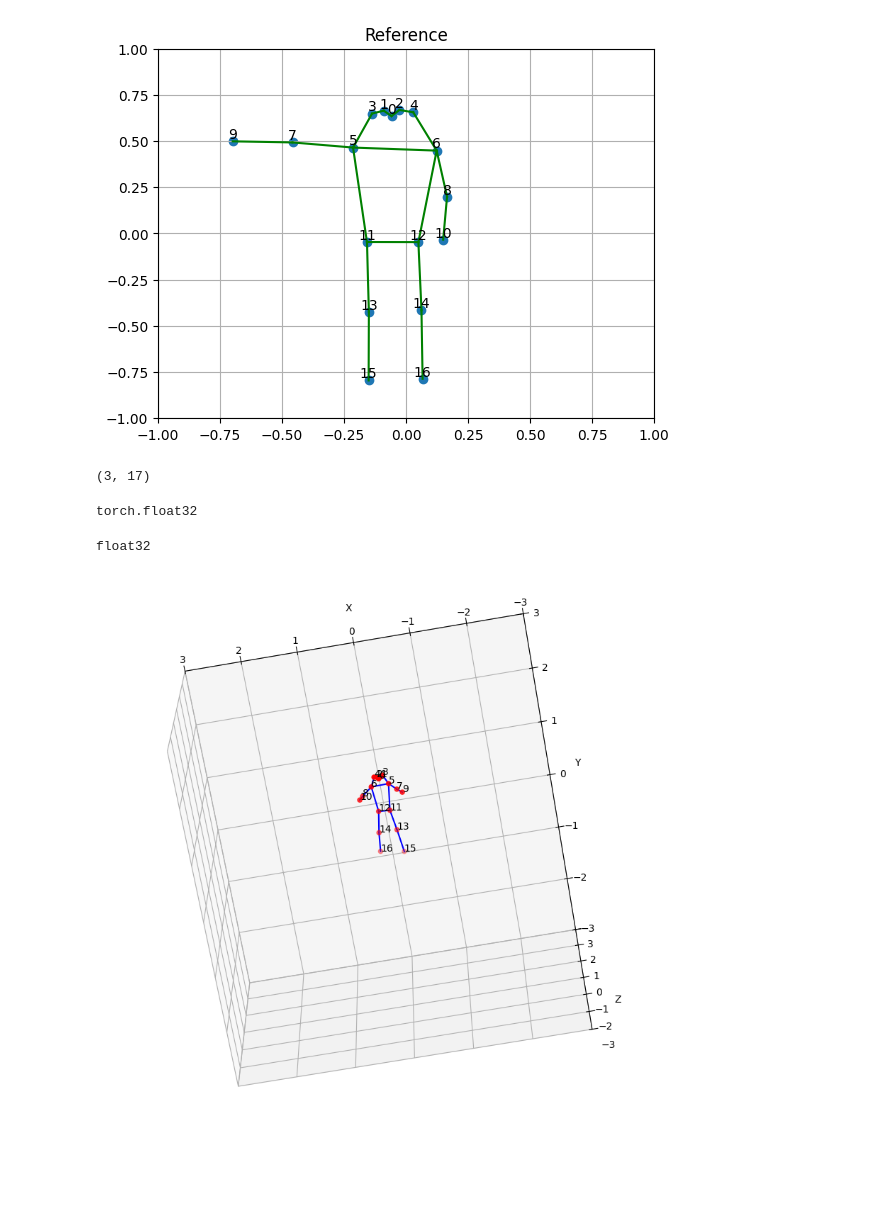
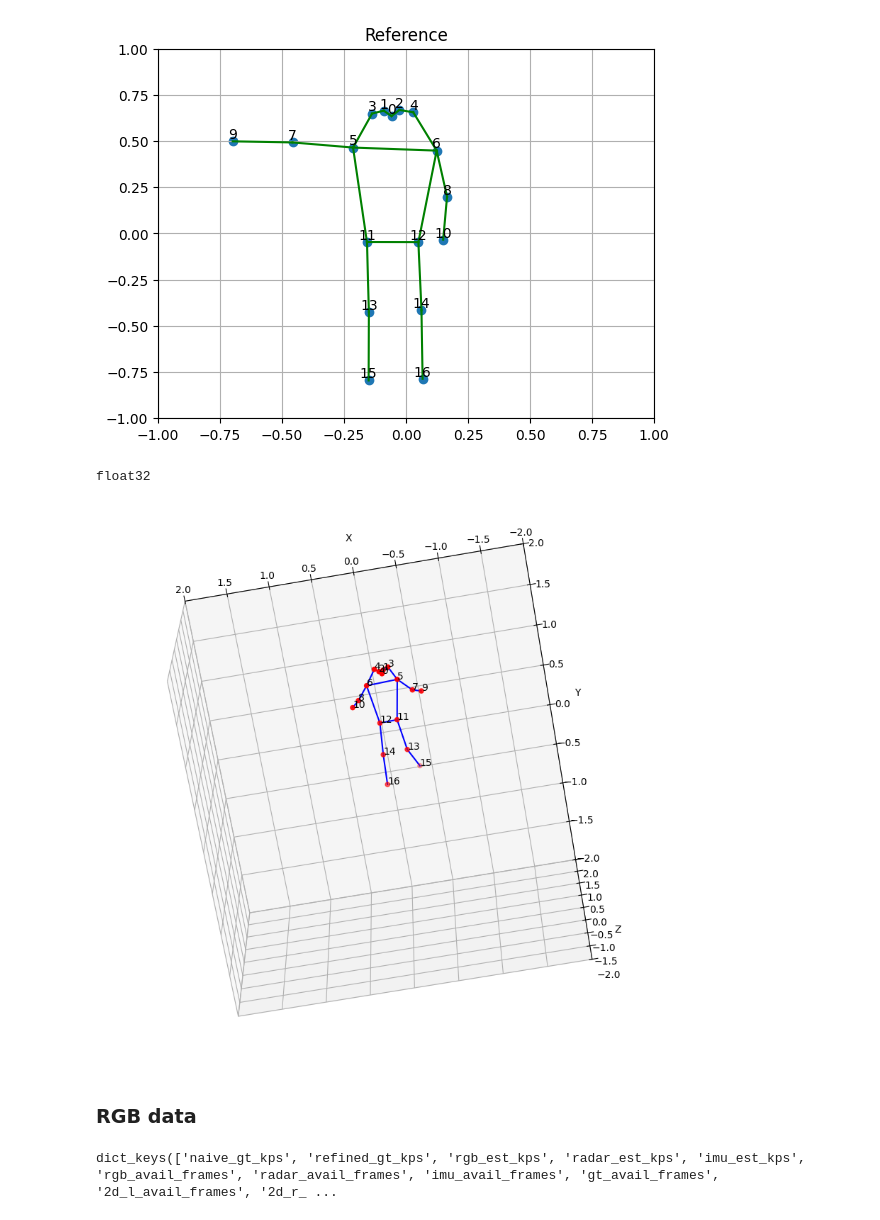
Before and after one commit to dmadhitama/MARS-exp, a Jupyter notebook: gt_visualization.ipynb, the cells around one changed output. Saved outputs shown, nothing was run; the diff lists cells and outputs as text; code cells hidden in the pictures; blank space fills up the shorter version.

Commit message:
added video data result visualization

```diff
--- a/gt_visualization.ipynb
+++ b/gt_visualization.ipynb
@@ -181,6 +183,6 @@ plt.show()
 # %%
-featuremap_validate = np.load('dataset_release/mri_radar_rede/data_tt.npy')
-labels_validate = np.load('dataset_release/mri_radar_rede/labels_tt.npy')
+featuremap_validate = np.load('/home/ubuntu/gdrive/workspace/dataset_release/mri_radar_rede/data_tt.npy')
+labels_validate = np.load('/home/ubuntu/gdrive/workspace/dataset_release/mri_radar_rede/labels_tt.npy')
 featuremap_validate = torch.tensor(featuremap_validate, dtype=torch.float32)
 labels_validate = torch.tensor(labels_validate, dtype=torch.float32)
 
@@ -368,30 +370,24 @@ plt.show()
 # %% [output]
 [figure]
 [figure]
-# %%
-pts.shape
-# %% [output]
-(3, 17)
-# %%
-(outputs[idx].view(3,17).cpu().dtype)
-# %% [output]
-torch.float32
 # %%
-idx = 300
+idx = 100
 # keypoints = cpl['refined_gt_kps'][idx]
 # keypoints = np.reshape(outputs[idx].cpu().numpy(), (3,17))
 keypoints = outputs[idx].view(3,17).cpu().numpy()
 print(keypoints.dtype)
 
 # Define connections between keypoints to form the skeleton
 connections = [
     (9,7), (7,5), (5,6), (6,8), (8,10),
     (5,3), (3,1), (1,0), (0,2), (2,4), (4,6),
     (5,11), (11,13), (13,15),
     (11,12),
     (6,12), (12,14), (14,16),
 ]
 plot_3d_skeleton(keypoints, connections, skeleton_on=True, elev=290, azim=100)
 # %% [output]
 float32
-[figure, old version]
+[figure, new version]
+# %% [markdown]
+### RGB data
@@ -397,0 +399,7 @@ float32
+# %%
+with open(label_dirs + "subject14_all_labels.cpl", "rb") as f:
+    cpl = pickle.load(f)
+
+cpl.keys()
+# %% [output]
+dict_keys(['naive_gt_kps', 'refined_gt_kps', 'rgb_est_kps', 'radar_est_kps', 'imu_est_kps', 'rgb_avail_frames', 'radar_avail_frames', 'imu_avail_frames', 'gt_avail_frames', '2d_l_avail_frames', '2d_r_ ...
```
Also changed, not shown: parts of 13 cells of this notebook, 1 other file.
